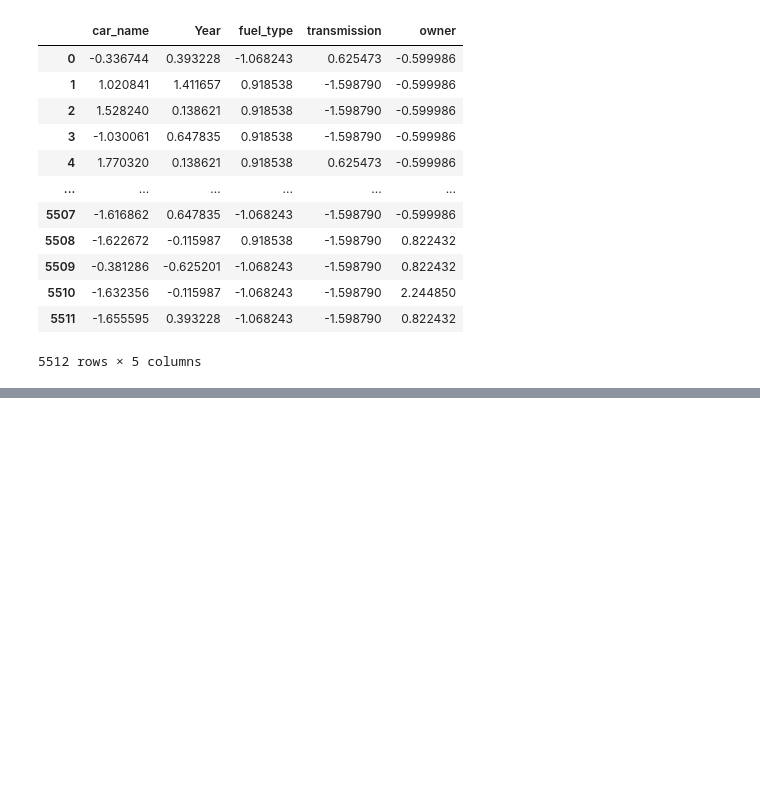
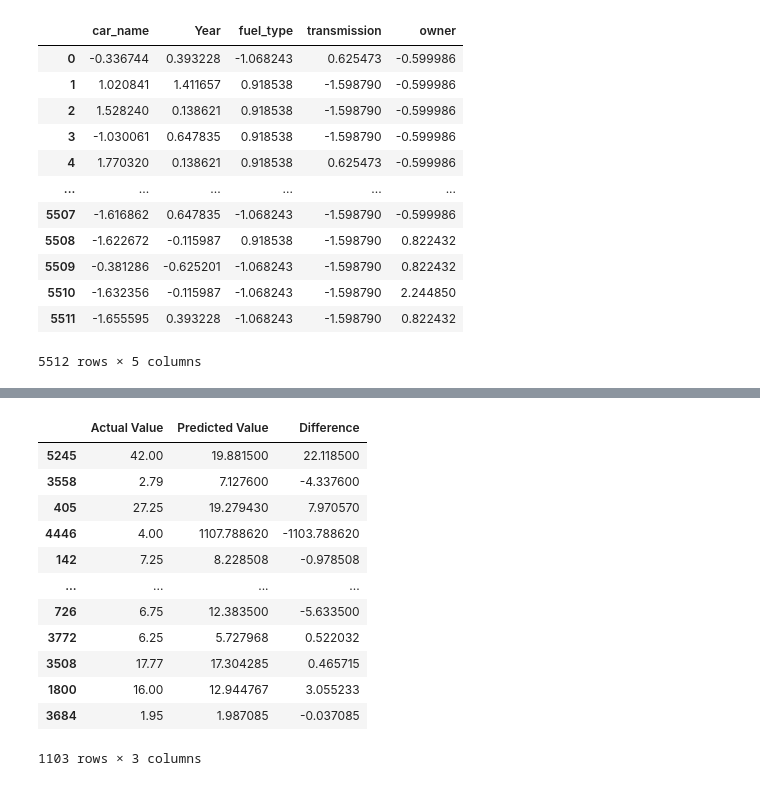
Before and after one commit to Bisma-Shafiq/Data-Science-MLflow-DVC-Project, a Jupyter notebook: ML_Project/MODEL_Car_Prediction copy.ipynb, the cells around one changed output, grey strips where cells are left out. Saved outputs shown, nothing was run; the diff lists cells and outputs as text; code cells hidden in the pictures; blank space fills up the shorter version.

```diff
--- a/ML_Project/MODEL_Car_Prediction copy.ipynb
+++ b/ML_Project/MODEL_Car_Prediction copy.ipynb
@@ -254,0 +267,17 @@ array([10.5402])
+# %%
+pred_df=pd.DataFrame({'Actual Value':y_test,'Predicted Value':y_pred,'Difference':y_test-y_pred})
+pred_df
+# %% [output]
+|  | Actual Value | Predicted Value | Difference |
+| 5245 | 42.00 | 19.881500 | 22.118500 |
+| 3558 | 2.79 | 7.127600 | -4.337600 |
+| 405 | 27.25 | 19.279430 | 7.970570 |
+| 4446 | 4.00 | 1107.788620 | -1103.788620 |
+| 142 | 7.25 | 8.228508 | -0.978508 |
+| ... | ... | ... | ... |
+| 726 | 6.75 | 12.383500 | -5.633500 |
+| 3772 | 6.25 | 5.727968 | 0.522032 |
+| 3508 | 17.77 | 17.304285 | 0.465715 |
+| 1800 | 16.00 | 12.944767 | 3.055233 |
+| 3684 | 1.95 | 1.987085 | -0.037085 |
+1103 rows × 3 columns
```
Also changed, not shown: parts of 13 cells of this notebook, 2 other files.
